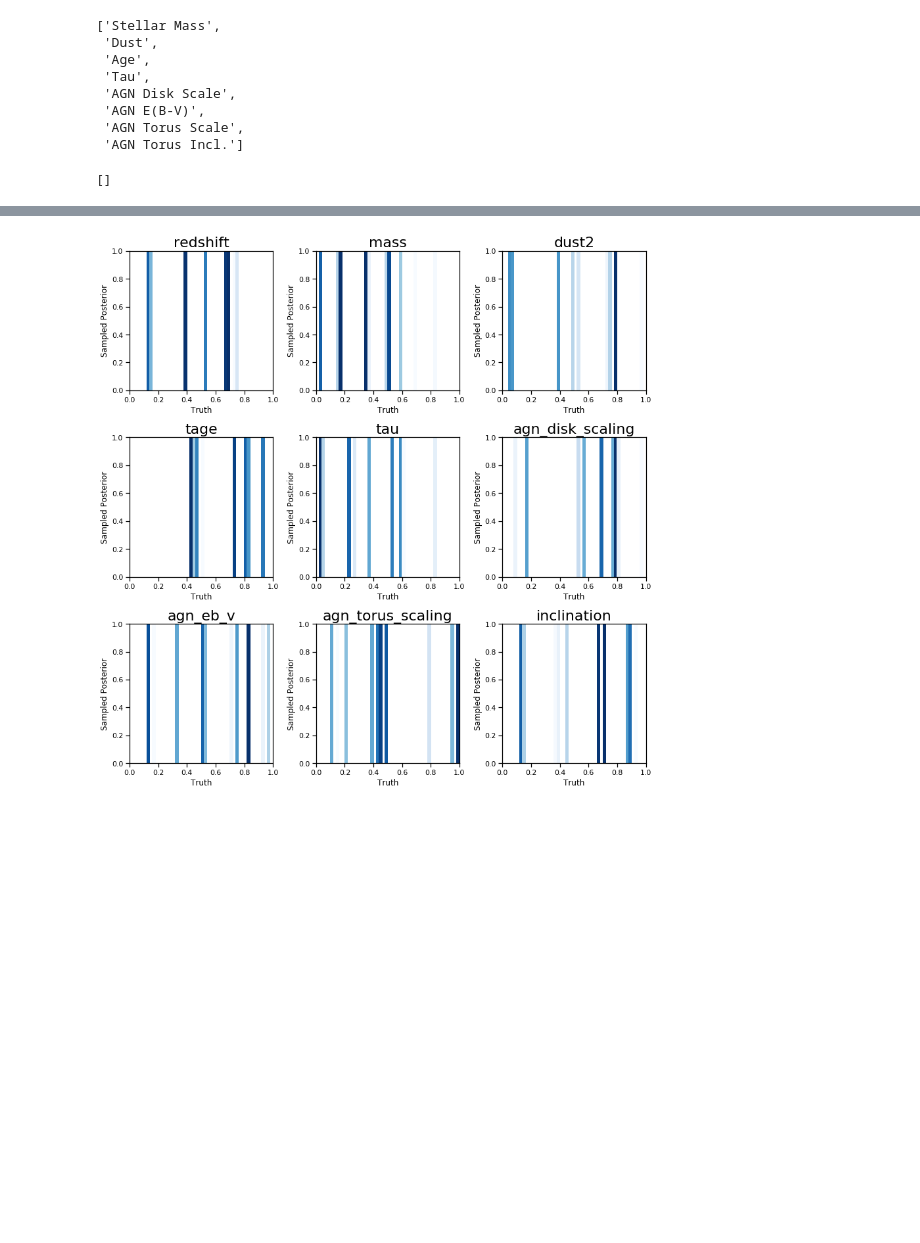
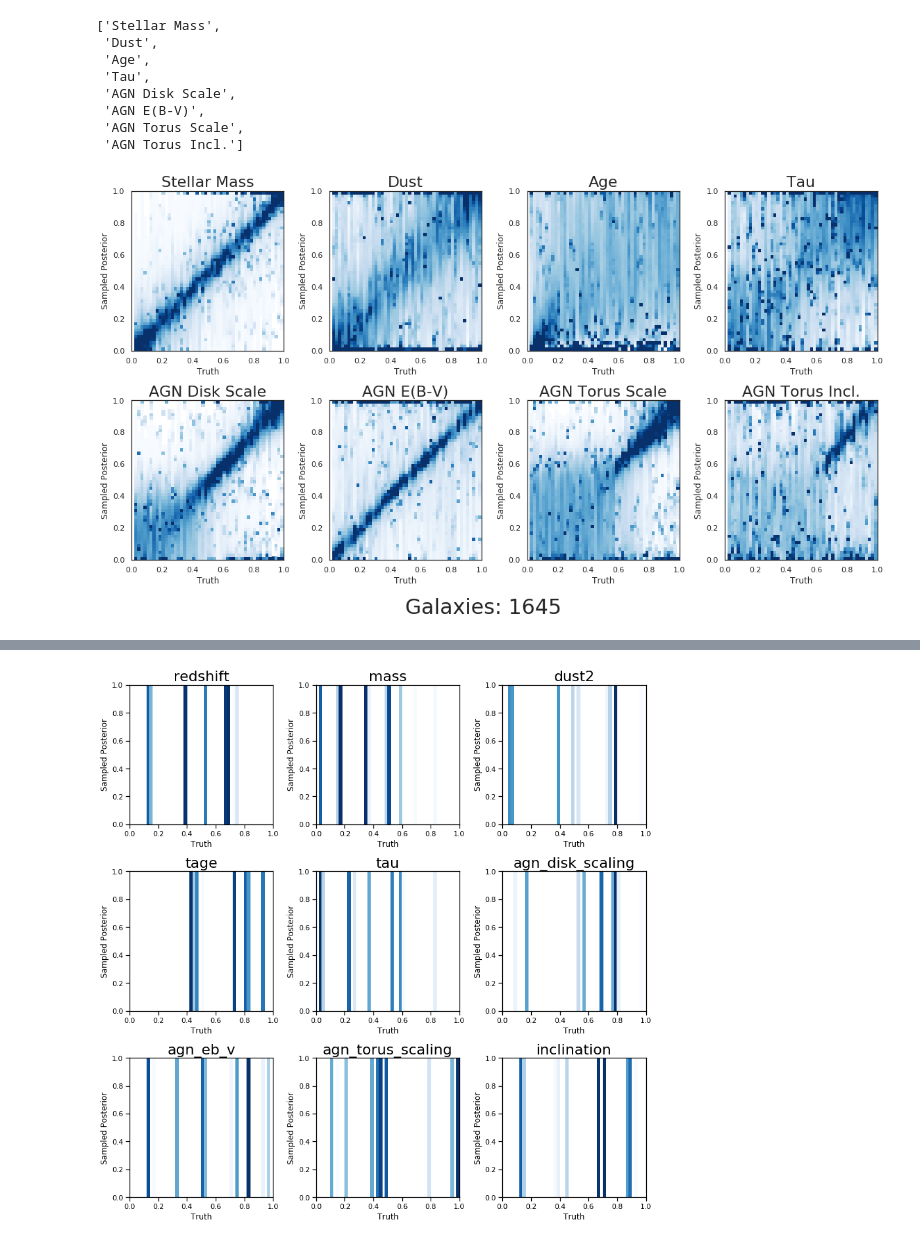
Before and after one commit to mwalmsley/agnfinder, a Jupyter notebook: notebooks/inference/animated_posteriors.ipynb, the cells around one changed output, grey strips where cells are left out. Cells and saved outputs as stored; diff of their text form; code cells hidden in the pictures; blank space fills up the shorter version.

```diff
--- a/notebooks/inference/animated_posteriors.ipynb
+++ b/notebooks/inference/animated_posteriors.ipynb
@@ -118,12 +118,10 @@ def update(i):
 
         # plot in single color
         ax.pcolormesh(param_bins, param_bins, np.transpose(posterior_record), cmap='Blues')
-    for txt in all_axes[-2].texts:
+    for txt in all_axes[3].texts:
         txt.set_visible(False)
 #     if latest_text is not None:
 #         latest_text.set_visible(False)
-    latest_text = all_axes[-2].text(1.4, .5, f'Galaxies: {n_galaxies}',  fontsize=30.)
+    latest_text = all_axes[3].text(-2.1, -1.65, f'Galaxies: {n_galaxies}',  fontsize=30.)
 # %%
-all_axes[-2].texts
+# all_axes[-2].texts
-# %% [output]
-[]
@@ -134,0 +128,5 @@ all_axes[-2].texts
+# %%
+update(19)
+fig
+# %% [output]
+[figure, added]
```
Also changed, not shown: parts of 9 cells of this notebook, 14 other files.
